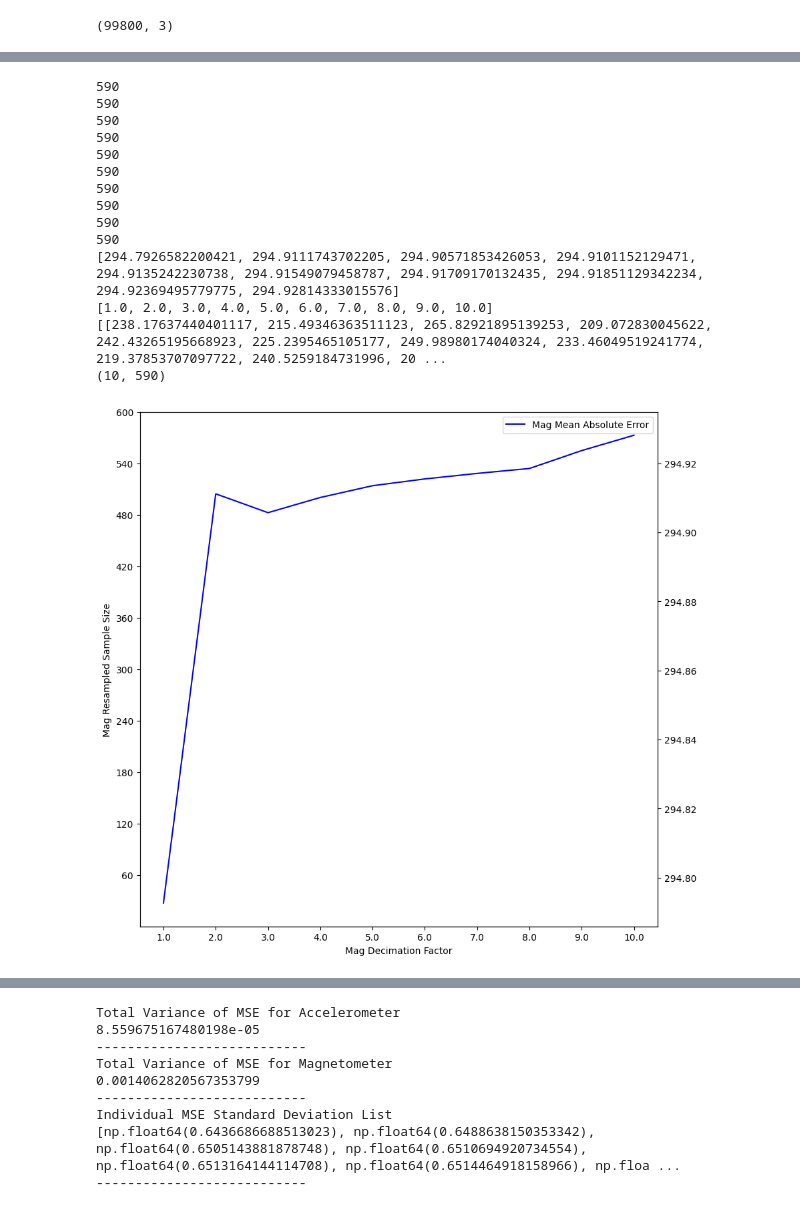
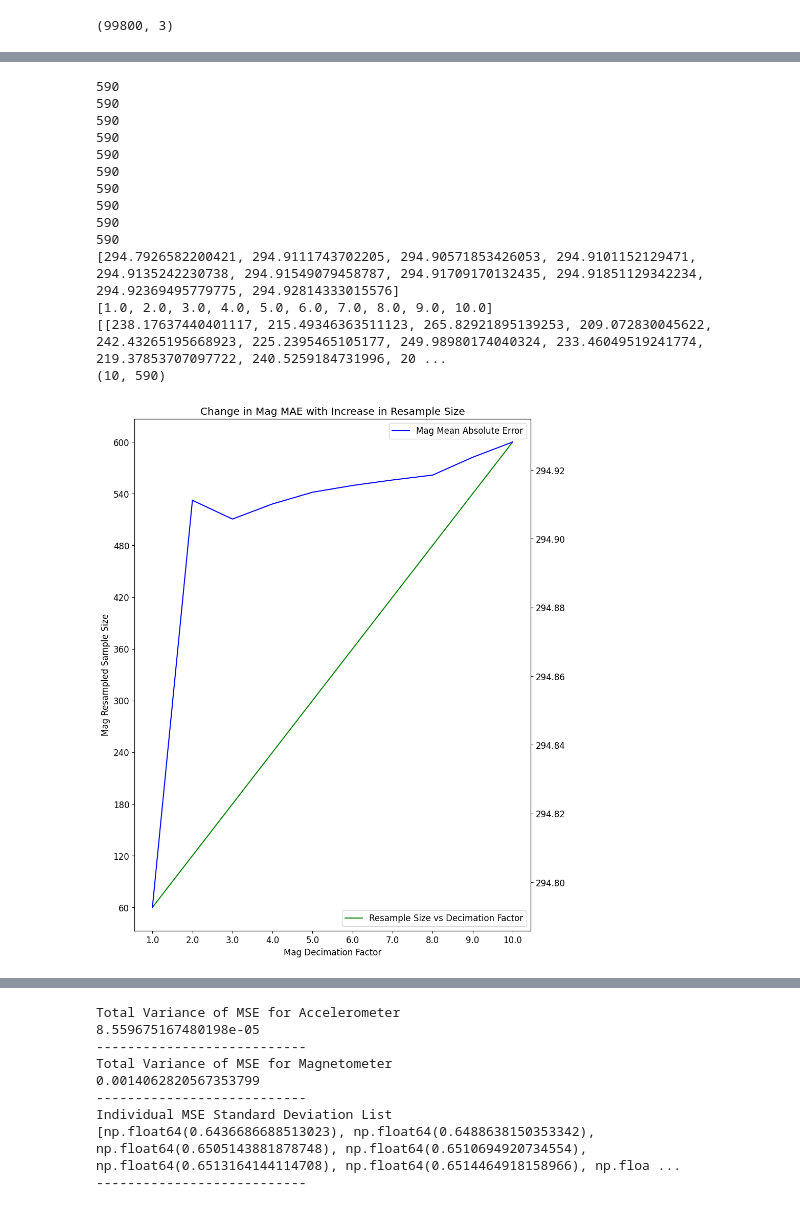
Before and after one commit to ahmedRafique744/Trim-management, a Jupyter notebook: imu_processing.ipynb, the cells around one changed output, grey strips where cells are left out. Drawn from its saved outputs; the diff is of its cells as text; code cells hidden in the pictures.

```diff
--- a/imu_processing.ipynb
+++ b/imu_processing.ipynb
@@ -471,6 +459,7 @@ plt.show()
 # %%
 # Resampling and Decimating Magnetometer Data
 
+plt.rcParams.update({'font.size': 12})
 mag_resample_sizes = []
 mag_mean_squared_list = []
 mag_decimate_sizes = []
@@ -516,24 +505,6 @@ for i in range(1, 11, 1):
             mag_factor_rounded = int(mag_r.shape[0]/60) # this ensures that data is always downsampled to 60
             mag_d = decimate(mag_r, q = mag_factor_rounded, axis = 0)
 
-            # print("Actual")
-            # print(new_xl_w.shape)
-            # print(new_xl_w)
-
-            # print("------------------------------------------")
-
-            # print('Resampled')
-            # print(np.array(xl_r).shape)
-            # print(np.array(xl_r))
-
-            # print("------------------------------------------")
-
-            # print("Decimated")
-            # print(np.array(xl_d).shape)
-            # print(np.array(xl_d))
-
-            # print("------------------------------------------")
-
             mag_interval_mse = mean_absolute_error( new_mag_w[20:40,:], np.array(mag_d[20:40]))
             mag_counter += 1
             mag_total_mse += mag_interval_mse
@@ -560,33 +531,38 @@ print(mag_decimate_sizes)
 print(mag_total_interval_vals)
 print(np.array(mag_total_interval_vals).shape)
 
+plt.rcParams.update({'font.size': 12})
 fig, ax1 = plt.subplots()
 fig.set_figwidth(10)
-fig.set_figheight(10)
+fig.set_figheight(13)
 ax_t = ax1.twinx()
+ax1.plot(mag_decimate_sizes, mag_resample_sizes, label = "Resample Size vs Decimation Factor", c = "green")
 ax_t.plot(mag_decimate_sizes, mag_mean_squared_list, label="Mag Mean Absolute Error", c="blue")
 formatter = ScalarFormatter(useOffset=False)
 formatter.set_scientific(False)
 ax_t.yaxis.set_major_formatter(formatter)
 ax1.set_xticks(mag_decimate_sizes, labels=list(mag_decimate_sizes))
 ax1.set_yticks(mag_resample_sizes, labels=list(mag_resample_sizes))
 ax1.set_xlabel("Mag Decimation Factor")
 ax1.set_ylabel("Mag Resampled Sample Size")
+ax1.legend(loc = "lower right")
+ax1.set_title("Change in Mag MAE with Increase in Resample Size")
+ax_t.legend()
 plt.legend()
 plt.show()
 # %% [output]
 590
 590
 590
 590
 590
 590
 590
 590
 590
 590
 [294.7926582200421, 294.9111743702205, 294.90571853426053, 294.9101152129471, 294.9135242230738, 294.91549079458787, 294.91709170132435, 294.91851129342234, 294.92369495779775, 294.92814333015576]
 [1.0, 2.0, 3.0, 4.0, 5.0, 6.0, 7.0, 8.0, 9.0, 10.0]
 [[238.17637440401117, 215.49346363511123, 265.82921895139253, 209.072830045622, 242.43265195668923, 225.2395465105177, 249.98980174040324, 233.46049519241774, 219.37853707097722, 240.5259184731996, 20 ...
 (10, 590)
-[figure, old version]
+[figure, new version]
```
Also changed, not shown: parts of 6 cells of this notebook.
